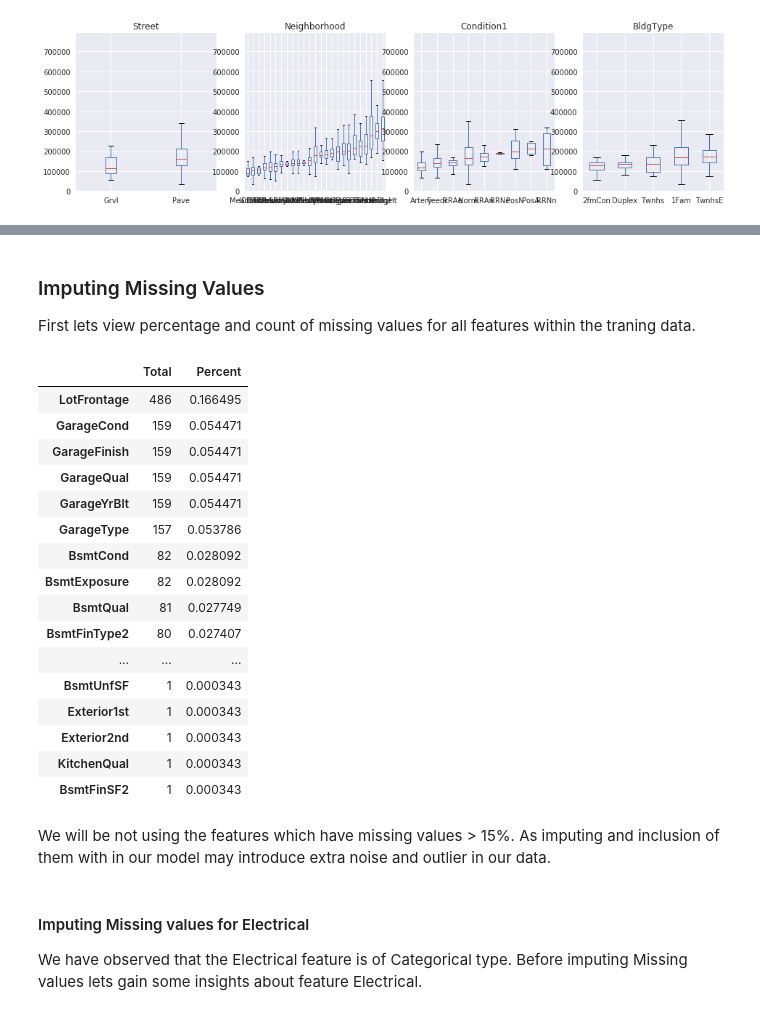
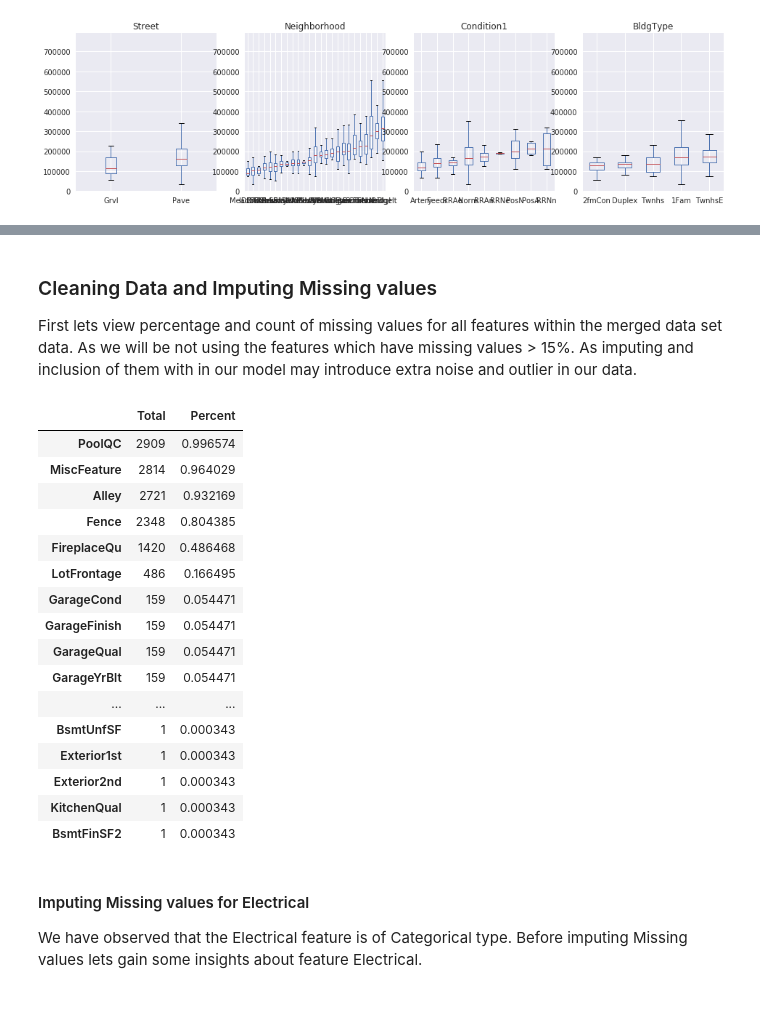
Before and after one commit to dralmostright/house-price-predict, a Jupyter notebook: house-price-predict.ipynb, the cells around one changed output, grey strips where cells are left out. Saved outputs shown, nothing was run; the diff lists cells and outputs as text; code cells hidden in the pictures.

```diff
--- a/house-price-predict.ipynb
+++ b/house-price-predict.ipynb
@@ -207,32 +193,29 @@ del trainData
 # %% [markdown]
-### Imputing Missing Values
-
-First lets view percentage and count of missing values for all features within the traning data.
+### Cleaning Data and Imputing Missing values
+First lets view percentage and count of missing values for all features within the merged data set data. As we will be not using the features which have missing values > 15%. As imputing and inclusion of them with in our model may introduce extra noise and outlier in our data.
 # %%
 nullcount = fullData.isnull().sum().sort_values(ascending=False)
 percent = (fullData.isnull().sum()/fullData.isnull().count()).sort_values(ascending=False)
 misData = pd.concat([nullcount[nullcount > 0], percent[percent > 0]], axis=1, keys=['Total','Percent'])
-misData[misData['Percent'] < 0.20 ]
+misData[misData['Percent'] > 0]
 # %% [output]
 |  | Total | Percent |
+| PoolQC | 2909 | 0.996574 |
+| MiscFeature | 2814 | 0.964029 |
+| Alley | 2721 | 0.932169 |
+| Fence | 2348 | 0.804385 |
+| FireplaceQu | 1420 | 0.486468 |
 | LotFrontage | 486 | 0.166495 |
 | GarageCond | 159 | 0.054471 |
 | GarageFinish | 159 | 0.054471 |
 | GarageQual | 159 | 0.054471 |
 | GarageYrBlt | 159 | 0.054471 |
-| GarageType | 157 | 0.053786 |
-| BsmtCond | 82 | 0.028092 |
-| BsmtExposure | 82 | 0.028092 |
-| BsmtQual | 81 | 0.027749 |
-| BsmtFinType2 | 80 | 0.027407 |
 | ... | ... | ... |
 | BsmtUnfSF | 1 | 0.000343 |
 | Exterior1st | 1 | 0.000343 |
 | Exterior2nd | 1 | 0.000343 |
 | KitchenQual | 1 | 0.000343 |
 | BsmtFinSF2 | 1 | 0.000343 |
-# %% [markdown]
-We will be not using the features which have missing values > 15%. As imputing and inclusion of them with in our model may introduce extra noise and outlier in our data.
 # %% [markdown]
 #### Imputing Missing values for Electrical
 We have observed that the Electrical feature is of Categorical type. Before imputing Missing values lets gain some insights about feature Electrical.
```
Also changed, not shown: parts of 65 cells of this notebook.
